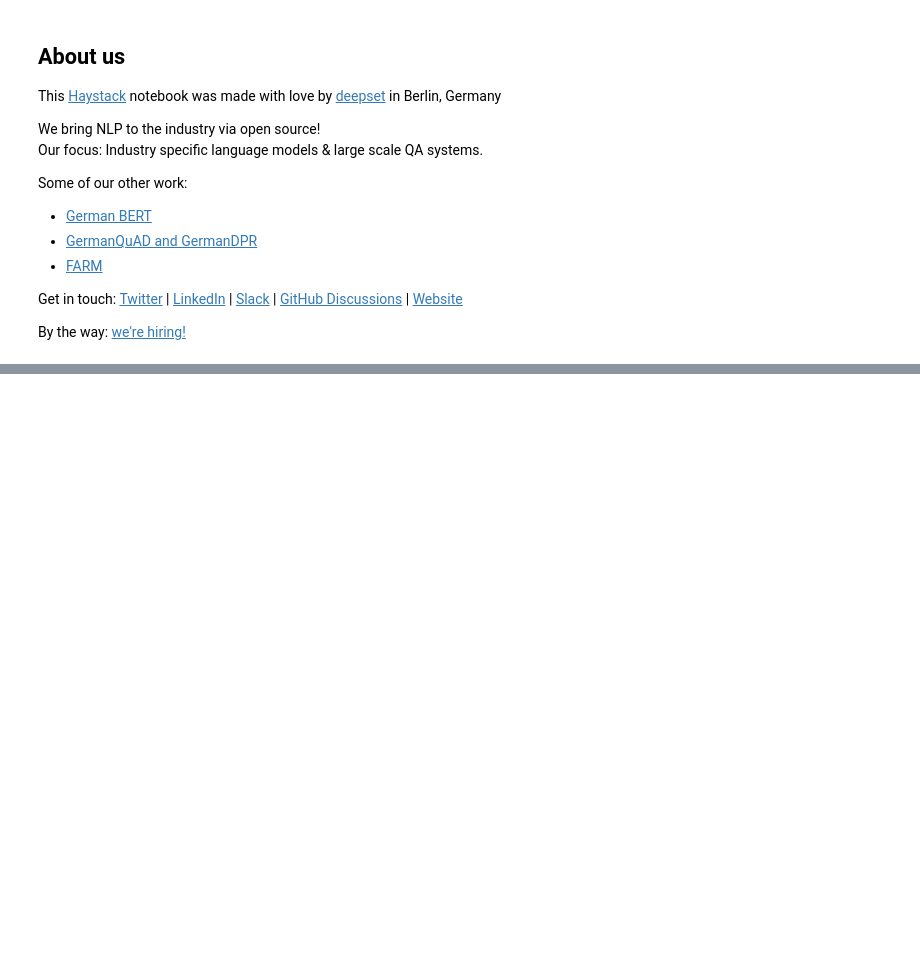
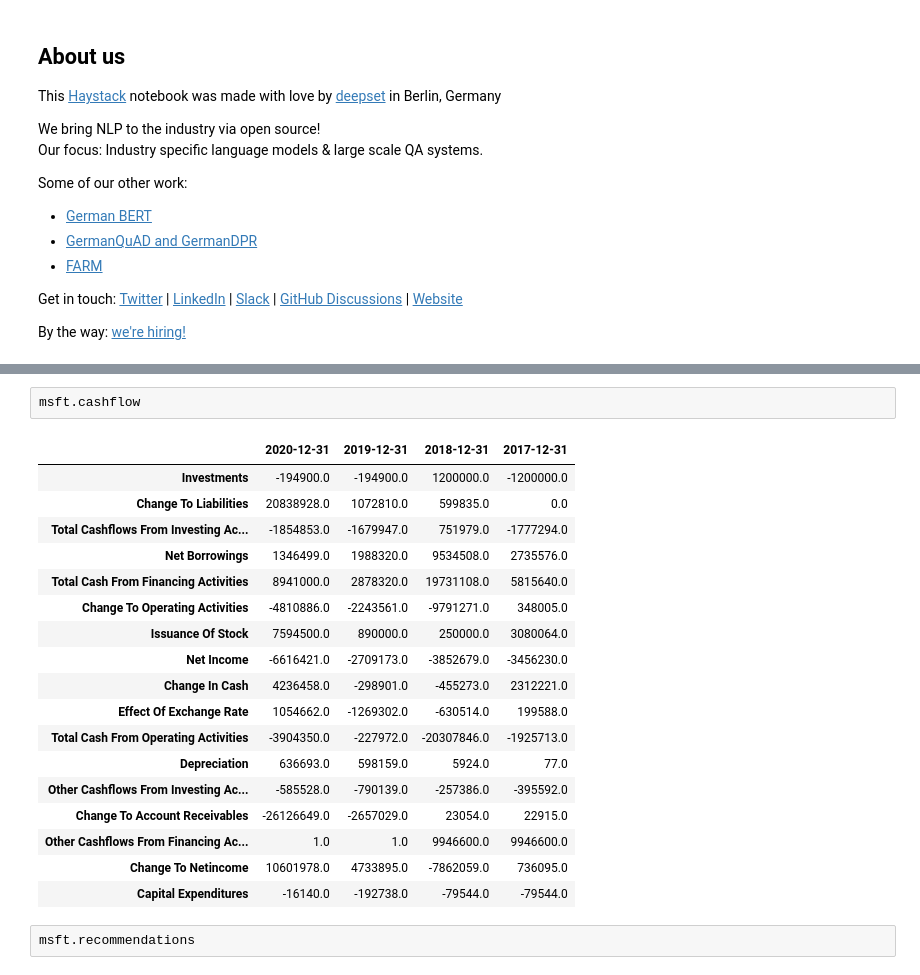
Before and after one commit to FriendlyUser/stonk_doc_search, a Jupyter notebook: notebooks/Basic_Pipeline_for_pkk_docs.ipynb, the cells around one changed output, grey strips where cells are left out. Drawn from its saved outputs; the diff is of its cells as text; blank space fills up the shorter version.

```diff
--- a/notebooks/Basic_Pipeline_for_pkk_docs.ipynb
+++ b/notebooks/Basic_Pipeline_for_pkk_docs.ipynb
@@ -341,0 +447,23 @@ By the way: [we're hiring!](https://www.deepset.ai/jobs)
+# %%
+msft.cashflow
+# %% [output]
+|  | 2020-12-31 | 2019-12-31 | 2018-12-31 | 2017-12-31 |
+| Investments | -194900.0 | -194900.0 | 1200000.0 | -1200000.0 |
+| Change To Liabilities | 20838928.0 | 1072810.0 | 599835.0 | 0.0 |
+| Total Cashflows From Investing Ac... | -1854853.0 | -1679947.0 | 751979.0 | -1777294.0 |
+| Net Borrowings | 1346499.0 | 1988320.0 | 9534508.0 | 2735576.0 |
+| Total Cash From Financing Activities | 8941000.0 | 2878320.0 | 19731108.0 | 5815640.0 |
+| Change To Operating Activities | -4810886.0 | -2243561.0 | -9791271.0 | 348005.0 |
+| Issuance Of Stock | 7594500.0 | 890000.0 | 250000.0 | 3080064.0 |
+| Net Income | -6616421.0 | -2709173.0 | -3852679.0 | -3456230.0 |
+| Change In Cash | 4236458.0 | -298901.0 | -455273.0 | 2312221.0 |
+| Effect Of Exchange Rate | 1054662.0 | -1269302.0 | -630514.0 | 199588.0 |
+| Total Cash From Operating Activities | -3904350.0 | -227972.0 | -20307846.0 | -1925713.0 |
+| Depreciation | 636693.0 | 598159.0 | 5924.0 | 77.0 |
+| Other Cashflows From Investing Ac... | -585528.0 | -790139.0 | -257386.0 | -395592.0 |
+| Change To Account Receivables | -26126649.0 | -2657029.0 | 23054.0 | 22915.0 |
+| Other Cashflows From Financing Ac... | 1.0 | 1.0 | 9946600.0 | 9946600.0 |
+| Change To Netincome | 10601978.0 | 4733895.0 | -7862059.0 | 736095.0 |
+| Capital Expenditures | -16140.0 | -192738.0 | -79544.0 | -79544.0 |
+# %%
+msft.recommendations
```
Also changed, not shown: parts of 5 cells of this notebook.
